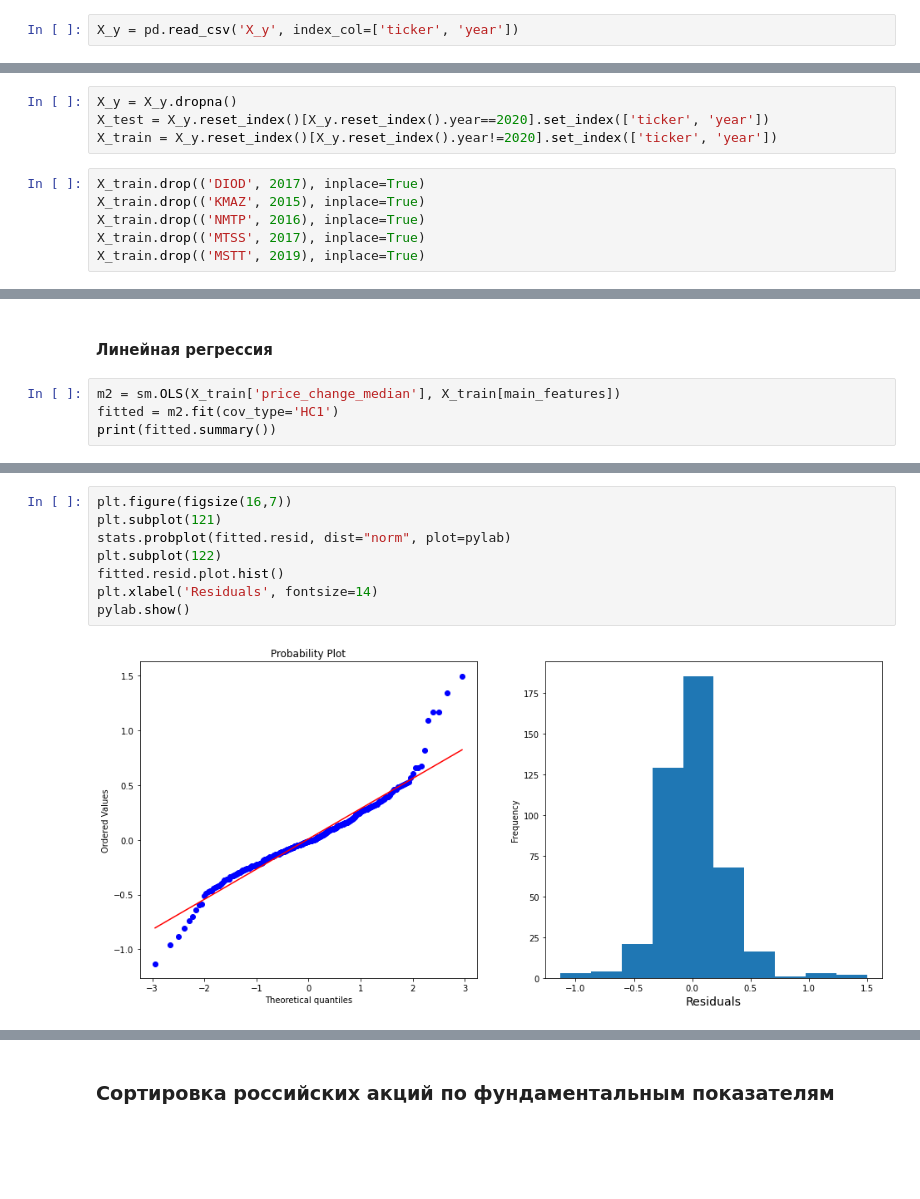
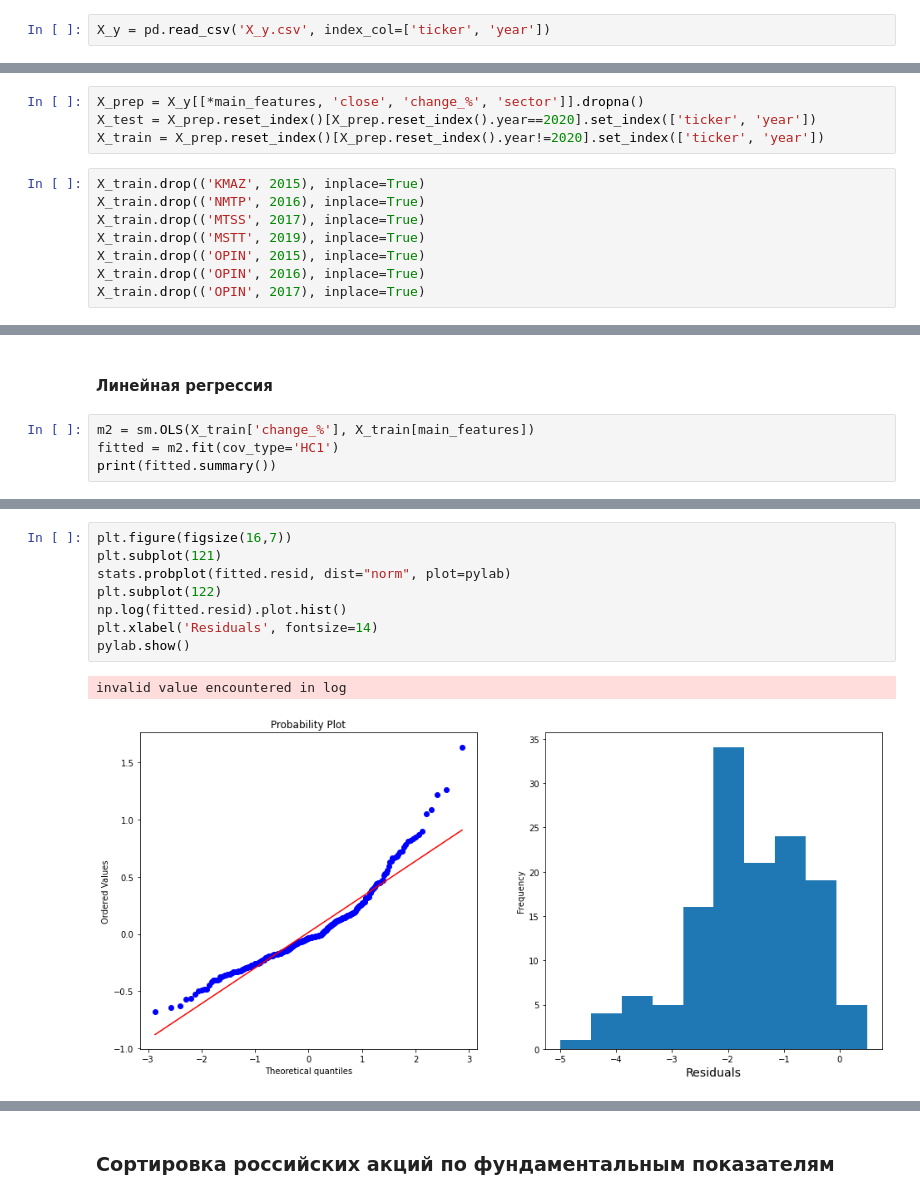
Before and after one commit to Kirill-Shokhin/Coursera-ML, a Jupyter notebook: Прогнозирование цен акций.ipynb, the cells around one changed output, grey strips where cells are left out. Drawn from its saved outputs; the diff is of its cells as text; blank space fills up the shorter version.

```diff
--- a/Прогнозирование цен акций.ipynb
+++ b/Прогнозирование цен акций.ipynb
@@ -373,5 +374,5 @@ def X_with_y(X, kind='MOEX'):
 # %% [markdown]
 ### Последняя подготовка данных и борьба с выбросами
 # %%
-X_y = pd.read_csv('X_y', index_col=['ticker', 'year'])
+X_y = pd.read_csv('X_y.csv', index_col=['ticker', 'year'])
 # %%
@@ -382,13 +383,15 @@ sns.histplot(X_y['price_change_median'], bins=50)
 # %%
-X_y = X_y.dropna()
-X_test = X_y.reset_index()[X_y.reset_index().year==2020].set_index(['ticker', 'year'])
-X_train = X_y.reset_index()[X_y.reset_index().year!=2020].set_index(['ticker', 'year'])
+X_prep = X_y[[*main_features, 'close', 'change_%', 'sector']].dropna()
+X_test = X_prep.reset_index()[X_prep.reset_index().year==2020].set_index(['ticker', 'year'])
+X_train = X_prep.reset_index()[X_prep.reset_index().year!=2020].set_index(['ticker', 'year'])
 # %%
-X_train.drop(('DIOD', 2017), inplace=True)
 X_train.drop(('KMAZ', 2015), inplace=True)
 X_train.drop(('NMTP', 2016), inplace=True)
 X_train.drop(('MTSS', 2017), inplace=True)
 X_train.drop(('MSTT', 2019), inplace=True)
+X_train.drop(('OPIN', 2015), inplace=True)
+X_train.drop(('OPIN', 2016), inplace=True)
+X_train.drop(('OPIN', 2017), inplace=True)
 # %% [markdown]
 ### Метрики качества
 # %% [markdown]
@@ -420,7 +423,7 @@ def AE(a, b):
 # %% [markdown]
 #### Линейная регрессия
 # %%
-m2 = sm.OLS(X_train['price_change_median'], X_train[main_features])
+m2 = sm.OLS(X_train['change_%'], X_train[main_features])
 fitted = m2.fit(cov_type='HC1')
 print(fitted.summary())
 # %% [output]
@@ -444,13 +447,14 @@ Notes:
 # %%
 plt.figure(figsize(16,7))
 plt.subplot(121)
 stats.probplot(fitted.resid, dist="norm", plot=pylab)
 plt.subplot(122)
-fitted.resid.plot.hist()
+np.log(fitted.resid).plot.hist()
 plt.xlabel('Residuals', fontsize=14)
 pylab.show()
 # %% [output]
+invalid value encountered in log
-[figure, old version]
+[figure, new version]
 # %%
 plt.figure(figsize(8,7))
 plot_leverage_resid2(fitted)
```
Also changed, not shown: parts of 70 cells of this notebook.
